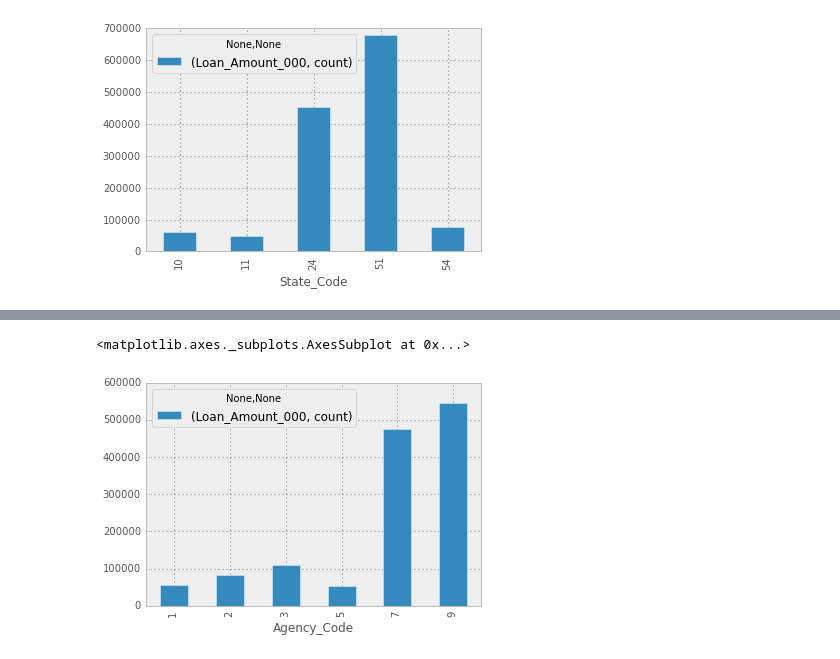
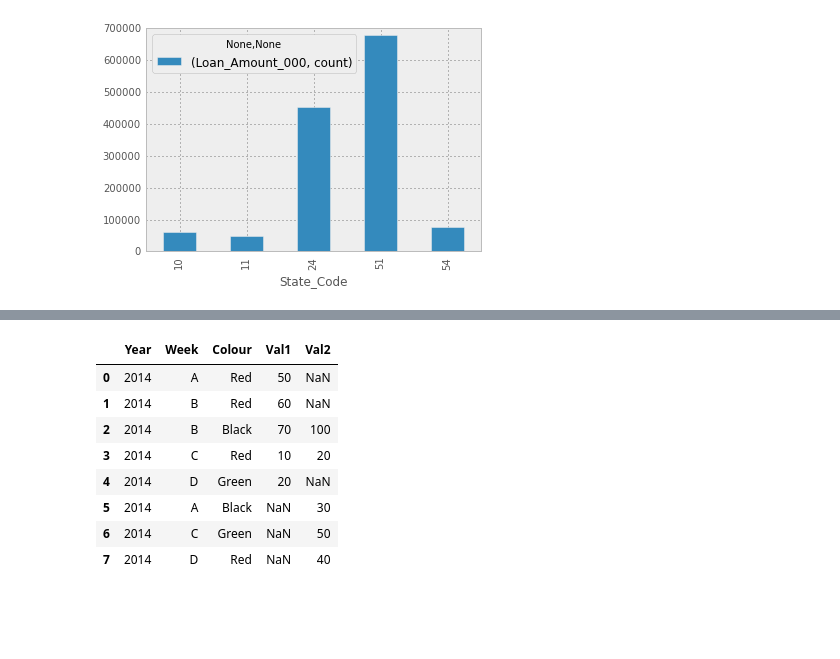
Before and after one commit to jainshubham/notebooks, a Jupyter notebook: Capital_One.ipynb, the cells around one changed output, grey strips where cells are left out. Drawn from its saved outputs; the diff is of its cells as text; code cells hidden in the pictures; blank space fills up the shorter version.

```diff
--- a/Capital_One.ipynb
+++ b/Capital_One.ipynb
@@ -83,4 +116,43 @@ agencywize_grouped.plot(kind='bar')
+# %%
+from StringIO import StringIO
+
+df1 = pandas.read_csv(io.StringIO(u"""Year Week Colour Val1
+2014 A Red 50
+2014 B Red 60
+2014 B Black 70
+2014 C Red 10
+2014 D Green 20
+"""), sep=" ")
+df2 = pandas.read_csv(io.StringIO(u"""Year Week Colour Val2
+2014 A Black 30
+2014 B Black 100
+2014 C Green 50
+2014 C Red 20
+2014 D Red 40
+"""), sep=" ")
+df3 = pandas.read_csv(io.StringIO(u"""Year Week Colour Val3
+2013 B Red 60
+2013 C Black 80
+2013 B Black 10
+2013 D Green 20
+2013 D Red 50
+"""), sep=" ")
+# %%
+pandas.merge(df1, df2, how='outer', on=['Year', 'Week', 'Colour'])
+# %% [output]
+|  | Year | Week | Colour | Val1 | Val2 |
+| 0 | 2014 | A | Red | 50 | NaN |
+| 1 | 2014 | B | Red | 60 | NaN |
+| 2 | 2014 | B | Black | 70 | 100 |
+| 3 | 2014 | C | Red | 10 | 20 |
+| 4 | 2014 | D | Green | 20 | NaN |
+| 5 | 2014 | A | Black | NaN | 30 |
+| 6 | 2014 | C | Green | NaN | 50 |
+| 7 | 2014 | D | Red | NaN | 40 |
 # %%
+
+
+df2:
+
+
+df3:
-# %% [output]
-<matplotlib.axes._subplots.AxesSubplot at 0x...>
-[figure, removed]
```
Also changed, not shown: parts of 13 cells of this notebook.
